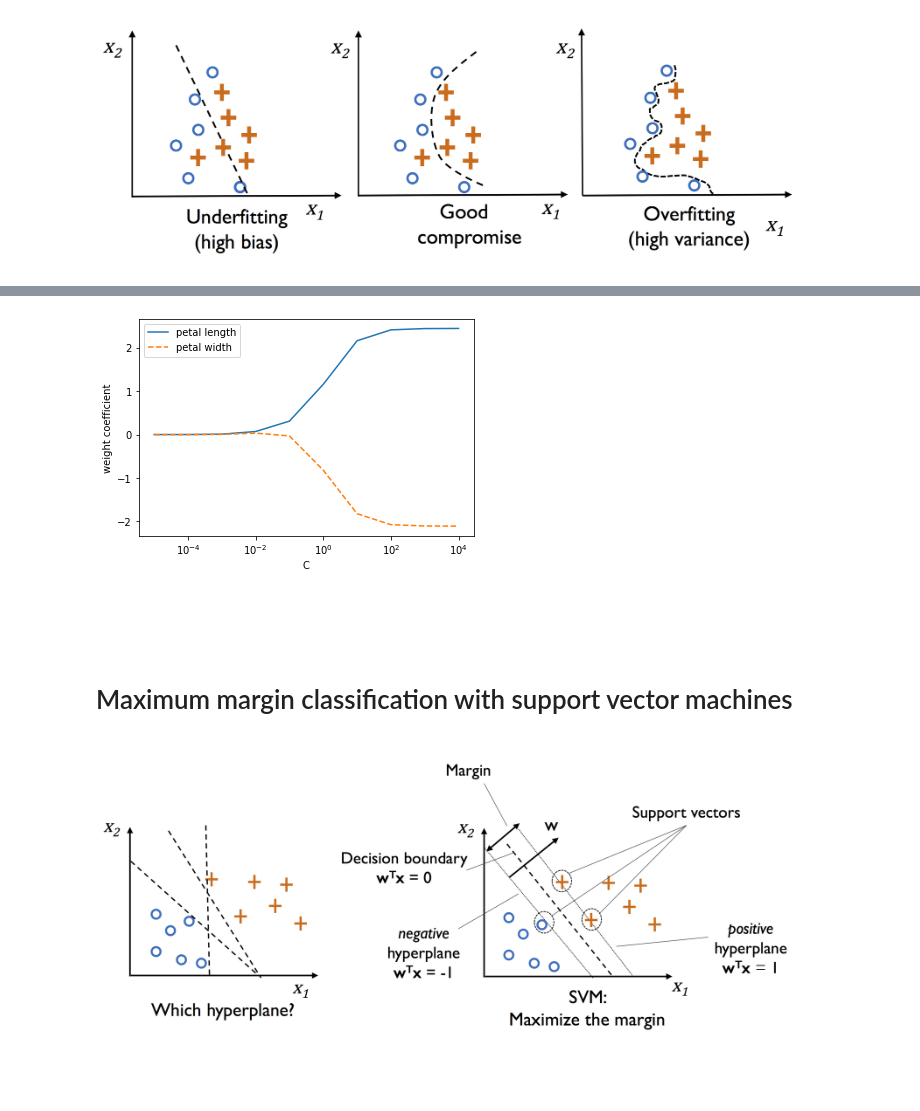
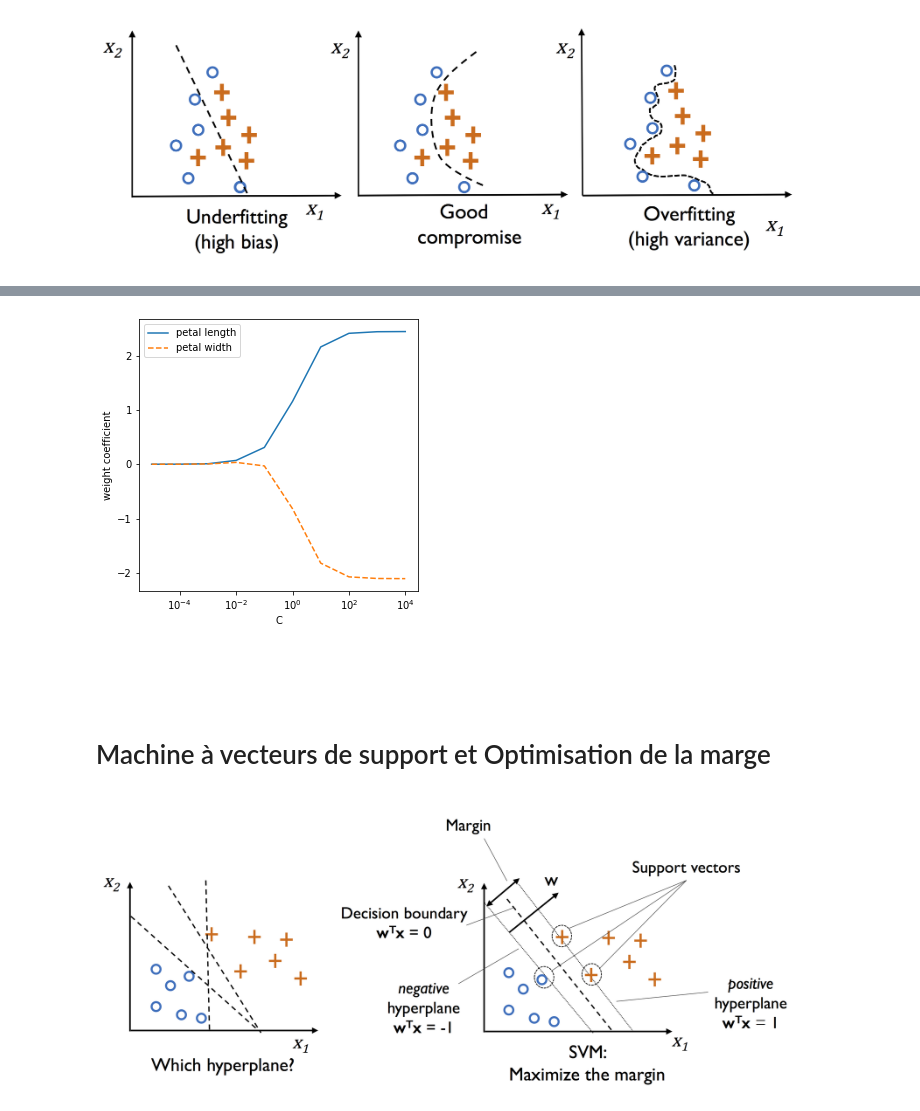
Before and after one commit to alexisfcote/formation_ai, a Jupyter notebook: 3-ch03.ipynb, the cells around one changed output, grey strips where cells are left out. Cells and saved outputs as stored; diff of their text form; code cells hidden in the pictures; blank space fills up the shorter version.

```diff
--- a/3-ch03.ipynb
+++ b/3-ch03.ipynb
@@ -23,8 +24,7 @@ Splitting data into 70% training and 30% test data:
 # %%
 from sklearn.model_selection import train_test_split
 
-X_train, X_test, y_train, y_test = train_test_split(
-    X, y, test_size=0.3, random_state=1, stratify=y)
+X_train, X_test, y_train, y_test = train_test_split(X, y, test_size=0.3, random_state=1, stratify=y)
 # %%
 print('Labels counts in y:', np.bincount(y))
 print('Labels counts in y_train:', np.bincount(y_train))
@@ -135,7 +131,7 @@ plt.show()
 # %%
 from sklearn.linear_model import LogisticRegression
 
-lr = LogisticRegression(C=100.0, random_state=1, solver='lbfgs', multi_class='ovr')
+lr = LogisticRegression(C=10.0, random_state=1, solver='lbfgs', multi_class='ovr')
 lr.fit(X_train_std, y_train)
 
 plot_decision_regions(X_combined_std, y_combined,
@@ -171,4 +171,7 @@ Image(filename='images/03_07.png', width=700)
 # %%
+fig = plt.figure(figsize=(5,5))
+camera = Camera(fig)
+
 weights, params = [], []
 for c in np.arange(-5, 5):
     lr = LogisticRegression(C=10.**c, random_state=1,
@@ -178,6 +181,13 @@ for c in np.arange(-5, 5):
     weights.append(lr.coef_[1])
     params.append(10.**c)
 
+    plot_decision_regions(X_train_std, y_train,
+                      classifier=lr)
+    plt.text(-2,2, f"C={10.**c}", fontsize=12)
+    camera.snap()
+plt.close()
+
+fig = plt.figure(figsize=(5,5))
 weights = np.array(weights)
 plt.plot(params, weights[:, 0],
          label='petal length')
@@ -188,5 +198,8 @@ plt.xlabel('C')
 plt.legend(loc='upper left')
 plt.xscale('log')
 #plt.savefig('images/03_08.png', dpi=300)
-plt.show()
+
+animation = camera.animate()
+
+HTML(animation.to_jshtml(fps=1))
 # %% [output]
@@ -193,9 +207,9 @@ plt.show()
-[figure, old version]
+[figure, new version]
 # %% [markdown]
 <br>
 <br>
-# %% [markdown]
-# Maximum margin classification with support vector machines
+# %% [markdown]
+# Machine à vecteurs de support et Optimisation de la marge
 # %%
 Image(filename='images/03_09.png', width=700)
 # %% [output]
```
Also changed, not shown: parts of 41 cells of this notebook, 12 other files.
